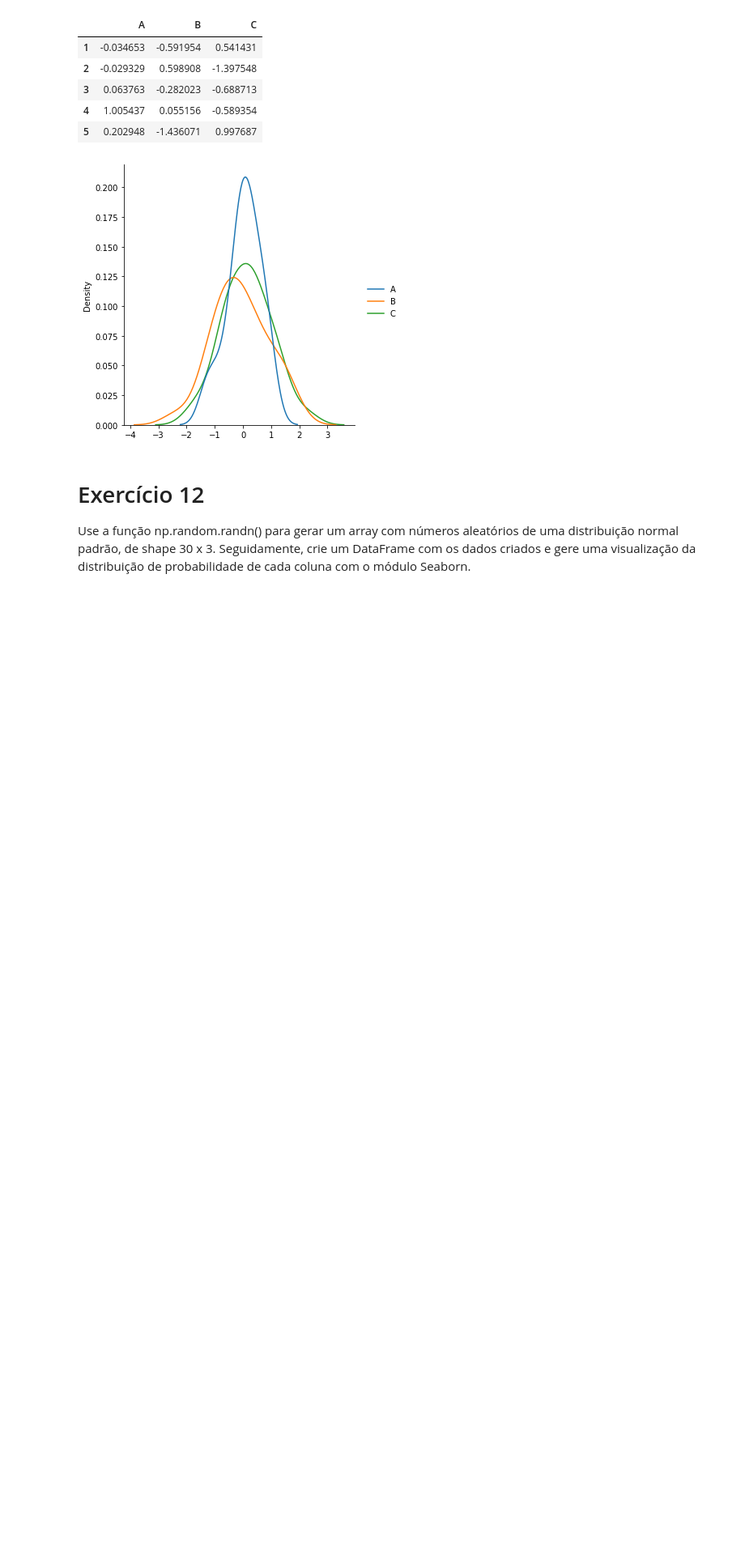
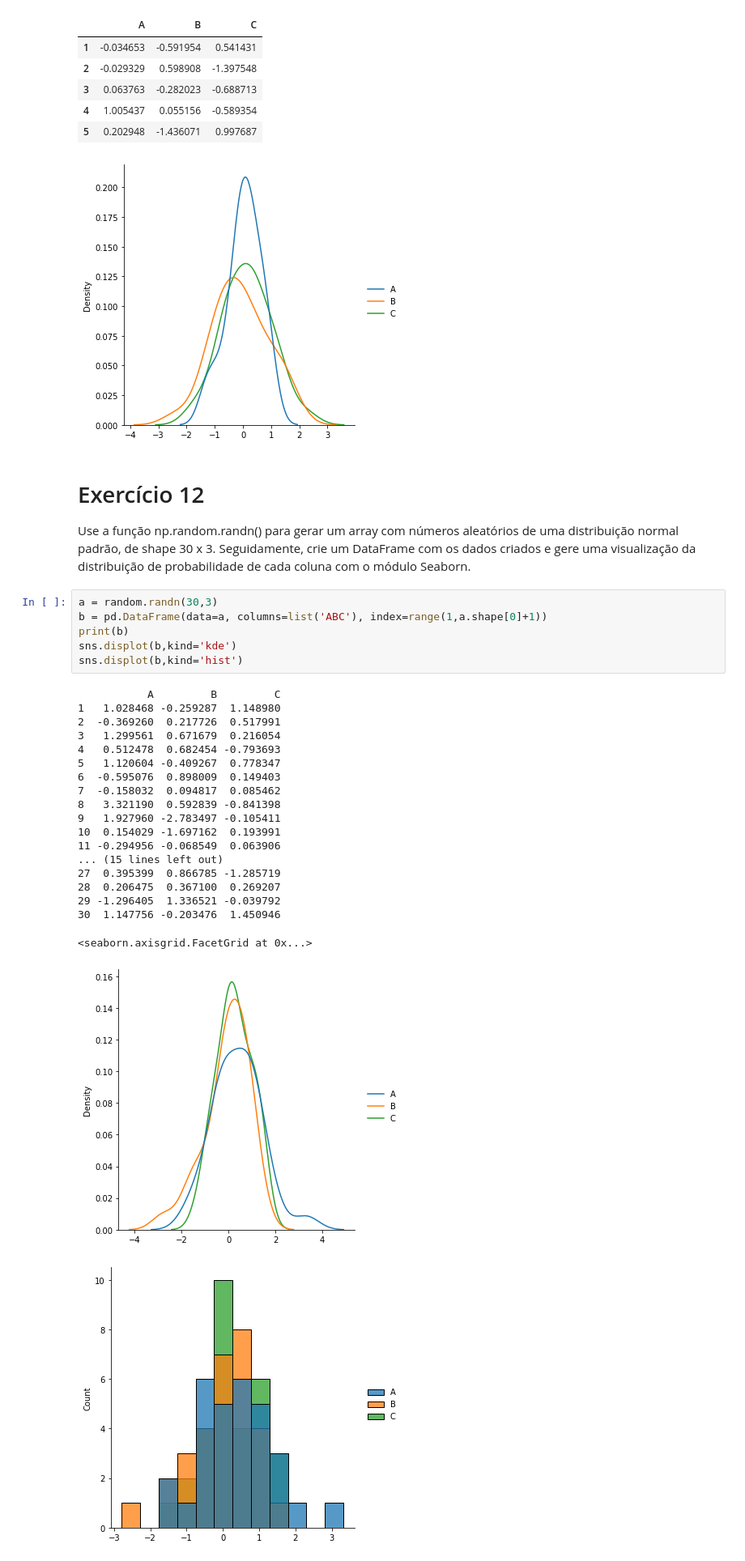
Before and after one commit to carlosedlucas/Exercicios_Data_Science_com_Python, a Jupyter notebook: Random_Numpy.ipynb, the cells around one changed output. Shown: that part at 81% size. Saved outputs shown, nothing was run; the diff lists cells and outputs as text; blank space fills up the shorter version.

```diff
--- a/Random_Numpy.ipynb
+++ b/Random_Numpy.ipynb
@@ -224,3 +225,30 @@ b.head()
 # Exercício 12
 
 Use a função np.random.randn() para gerar um array com números aleatórios de uma distribuição normal padrão, de shape 30 x 3. Seguidamente, crie um DataFrame com os dados criados e gere uma visualização da distribuição de probabilidade de cada coluna com o módulo Seaborn.
+# %%
+a = random.randn(30,3)
+b = pd.DataFrame(data=a, columns=list('ABC'), index=range(1,a.shape[0]+1))
+print(b)
+sns.displot(b,kind='kde')
+sns.displot(b,kind='hist')
+# %% [output]
+           A         B         C
+1   1.028468 -0.259287  1.148980
+2  -0.369260  0.217726  0.517991
+3   1.299561  0.671679  0.216054
+4   0.512478  0.682454 -0.793693
+5   1.120604 -0.409267  0.778347
+6  -0.595076  0.898009  0.149403
+7  -0.158032  0.094817  0.085462
+8   3.321190  0.592839 -0.841398
+9   1.927960 -2.783497 -0.105411
+10  0.154029 -1.697162  0.193991
+11 -0.294956 -0.068549  0.063906
+... (15 lines left out)
+27  0.395399  0.866785 -1.285719
+28  0.206475  0.367100  0.269207
+29 -1.296405  1.336521 -0.039792
+30  1.147756 -0.203476  1.450946
+<seaborn.axisgrid.FacetGrid at 0x...>
+[figure, added]
+[figure, added]
```
Also changed, not shown: parts of 19 cells of this notebook.
